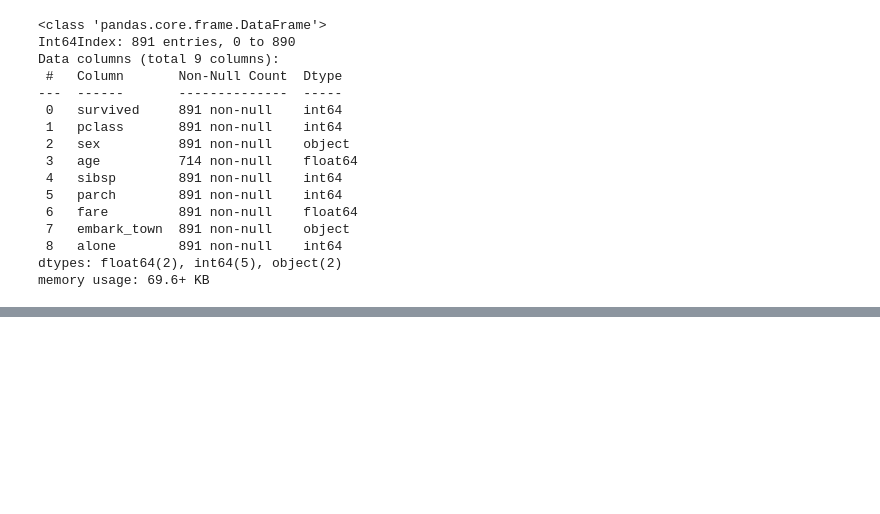
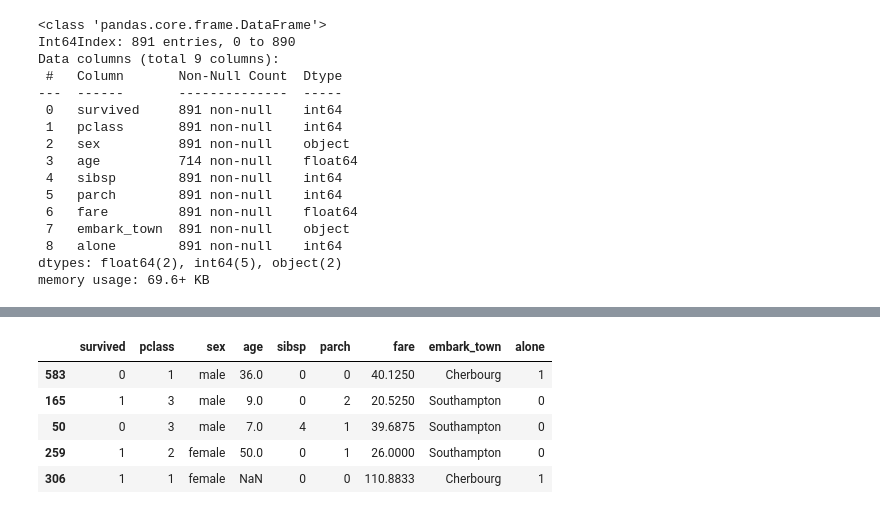
Before and after one commit to jeneyring/classification-exercises, a Jupyter notebook: classification-exercises.ipynb, the cells around one changed output, grey strips where cells are left out. Cells and saved outputs as stored; diff of their text form; code cells hidden in the pictures; blank space fills up the shorter version.

```diff
--- a/classification-exercises.ipynb
+++ b/classification-exercises.ipynb
@@ -1284,5 +1284,36 @@ Data columns (total 9 columns):
  8   alone        891 non-null    int64
 dtypes: float64(2), int64(5), object(2)
 memory usage: 69.6+ KB
+# %%
+#creating function that splits data to begin training on...
+import acquire
+import prepare
+titanic = acquire.new_titanic_data()
+def split_titanic_data(df):
+    train_validate, test = train_test_split(titanic, test_size=.2,
+                                       random_state=123,
+                                       stratify=titanic.survived)
+    train, validate = train_test_split(train_validate, test_size=.3,
+                                  random_state=123,
+                                  stratify=train_validate.survived)
+    return train, validate, test
 # %%
-#Determine if it would be valuable to bin some numeric columns
+#creating preparation of dataset for future usage (adding to prepare.py)
+def prepare_titanic_data(df):
+    titanic = acquire.get_titanic_data()
+    columns_to_drop = ['passenger_id', 'embarked','class', 'deck']
+    titanic = titanic.drop(columns = columns_to_drop)
+    titanic['embark_town'] = titanic.embark_town.fillna('Southhampton')
+    dummy_titanic=pd.get_dummies(titanic[['pclass','sex','sibsp','parch','embark_town','alone']],
+        dummy_na= False,
+        drop_first=[True, True])
+    titanic = pd.concat([titanic, dummy_titanic], axis=1)
+
+    train, validate, test = split_titanic_data(titanic)
+
+    return train, validate, test
+# %%
+#getting freshly acquired data set:
+titanic = acquire.get_titanic_data()
+# %%
+train, validate, test = prepare_titanic_data(titanic)
@@ -1288,0 +1344,9 @@ memory usage: 69.6+ KB
+# %%
+train.head()
+# %% [output]
+|  | survived | pclass | sex | age | sibsp | parch | fare | embark_town | alone |
+| 583 | 0 | 1 | male | 36.0 | 0 | 0 | 40.1250 | Cherbourg | 1 |
+| 165 | 1 | 3 | male | 9.0 | 0 | 2 | 20.5250 | Southampton | 0 |
+| 50 | 0 | 3 | male | 7.0 | 4 | 1 | 39.6875 | Southampton | 0 |
+| 259 | 1 | 2 | female | 50.0 | 0 | 1 | 26.0000 | Southampton | 0 |
+| 306 | 1 | 1 | female | NaN | 0 | 0 | 110.8833 | Cherbourg | 1 |
```
Also changed, not shown: parts of 4 cells of this notebook, 1 other file.
